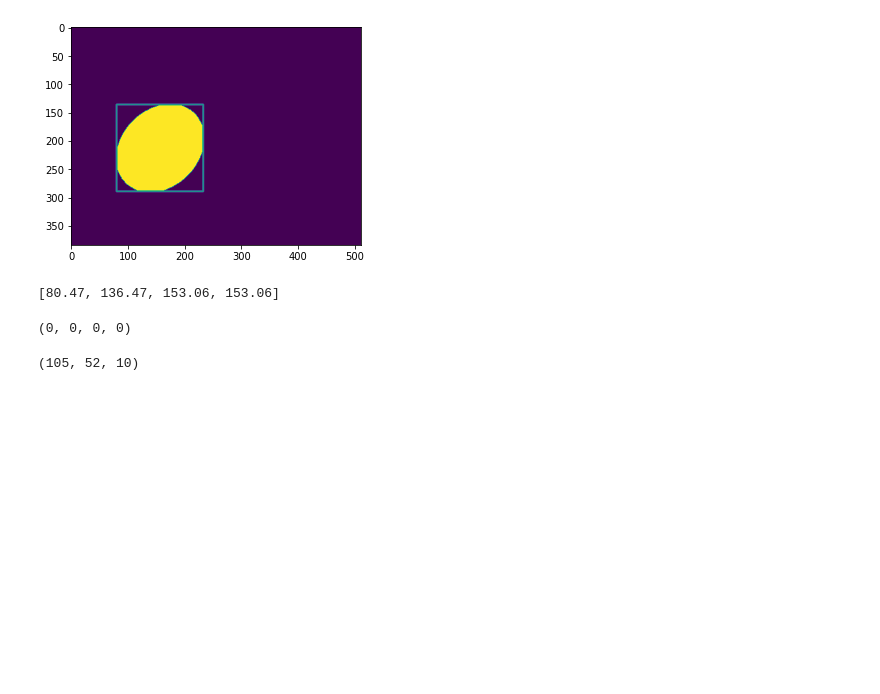
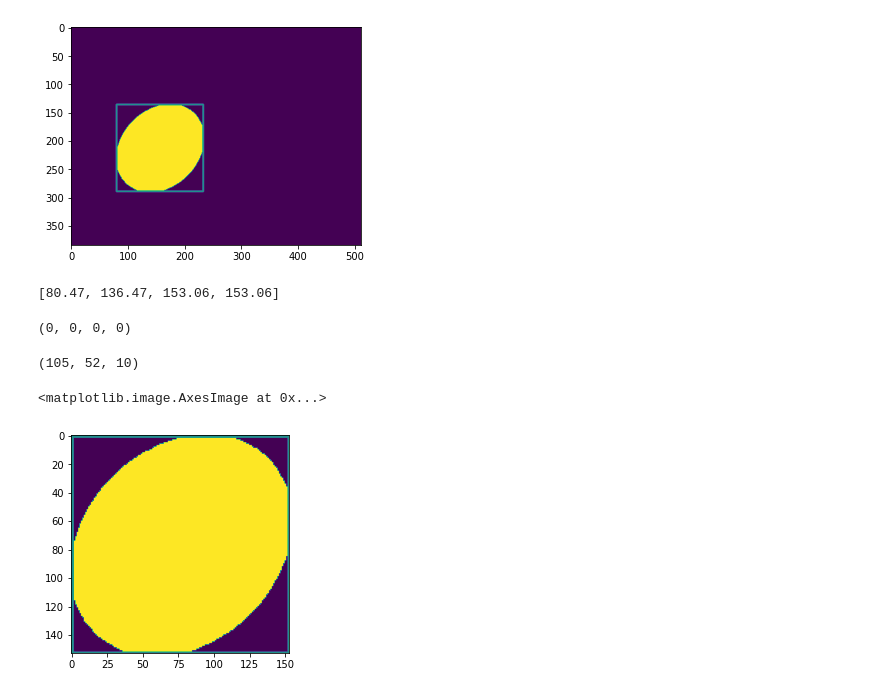
Before and after one commit to drscotthawley/espiownage, a Jupyter notebook: nbs/00_core.ipynb, the cells around one changed output. Saved outputs shown, nothing was run; the diff lists cells and outputs as text; code cells hidden in the pictures; blank space fills up the shorter version.

Commit message:
added image crop

```diff
--- a/nbs/00_core.ipynb
+++ b/nbs/00_core.ipynb
@@ -186,3 +187,22 @@ def ring_float_to_class_int(rings:float, step=0.1):
 ring_float_to_class_int(10.5, 0.1), ring_float_to_class_int(10.5, 0.2), ring_float_to_class_int(10.5, 1)
 # %% [output]
 (105, 52, 10)
+# %%
+#export
+def crop_to_bb(
+    img,        # an image (PIL preferred, but will convert from cv2 if neede)
+    bbox,       # [xmin, ymin, d3, d4] where d3,d4 are either xmax,ymax (default) or see coco (below)
+    coco=False, # COCO style bbox has last 2 nums as width & height of bbox
+    ):
+    "Crops an image to bbox, returns cropped image"
+    if isinstance(img,np.ndarray): img = Image.fromarray(img)  # convert cv2 image to PIL
+    if coco: right, bottom = bbox[0]+bbox[2], bbox[1]+bbox[3]
+    else:    right, bottom = bbox[2], bbox[3]
+    return img.crop((bbox[0], bbox[1], right, bottom))  # .crop() is PIL Image.crop()
+# %%
+from matplotlib.pyplot import imshow
+
+imshow(crop_to_bb(img, bb))
+# %% [output]
+<matplotlib.image.AxesImage at 0x...>
+[figure, added]
```
Also changed, not shown: parts of 1 cell of this notebook, 3 other files.
